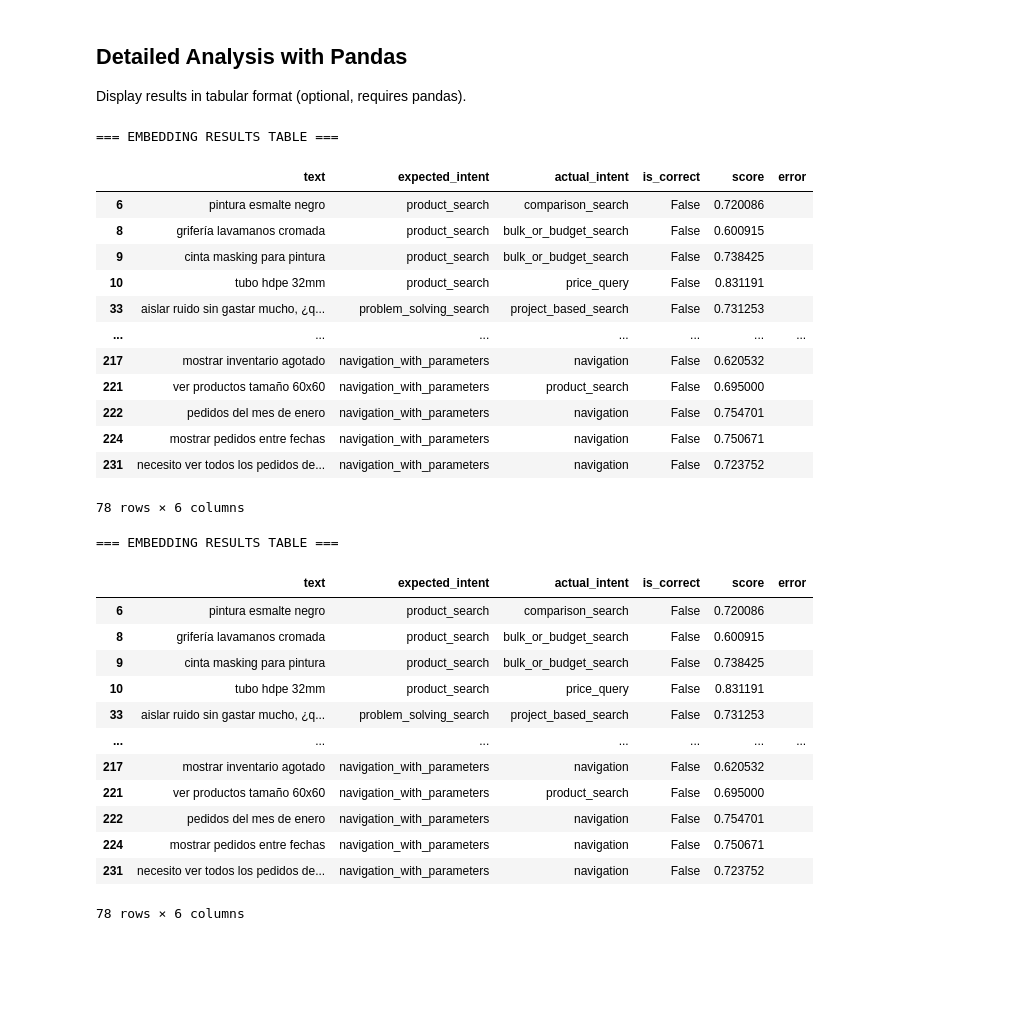
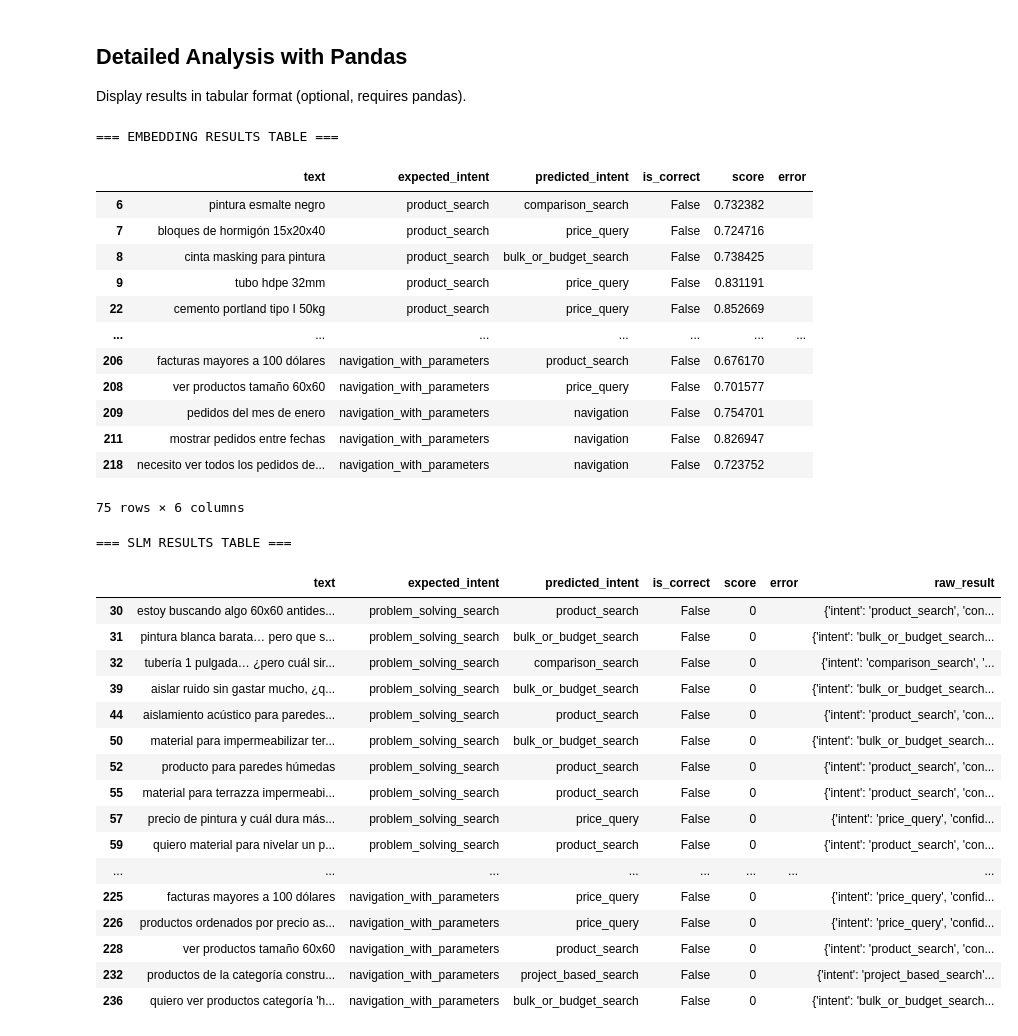
Before and after one commit to AshwinKTyagi/chat-optimizer, a Jupyter notebook: test_results_notebook.ipynb, the cells around one changed output. Cells and saved outputs as stored; diff of their text form; code cells hidden in the pictures; blank space fills up the shorter version.

```diff
--- a/test_results_notebook.ipynb
+++ b/test_results_notebook.ipynb
@@ -175,6 +175,7 @@ def test_slm_api(prompts: List[Dict[str, Any]], api_url: str = 'http://localhost
             classification = data.get('classification', {})
             actual_intent = classification.get('intent', 'N/A')
             duration_ms = classification.get('durationMs')
+            params = classification.get('params', None)
             if isinstance(duration_ms, (int, float)):
                 api_durations.append(duration_ms)
             is_correct = None
@@ -185,9 +186,10 @@ def test_slm_api(prompts: List[Dict[str, Any]], api_url: str = 'http://localhost
             results.append({
                 'text': text,
                 'expectedIntent': expected_intent or 'N/A',
-                'actualIntent': actual_intent,
+                'predictedIntent': actual_intent,
                 'isCorrect': is_correct,
                 'classification': classification,
+                'params': params,
                 'durationMs': duration_ms,
                 'route': 'slm'
             })
@@ -596,7 +617,7 @@ df_embedding = pd.DataFrame([
     {
         'text': r.get('text', 'N/A'),
         'expected_intent': r.get('expectedIntent', 'N/A'),
-        'actual_intent': r.get('actualIntent', 'N/A'),
+        'predicted_intent': r.get('predictedIntent', 'N/A'),
         'is_correct': r.get('isCorrect'),
         'score': r.get('score', 0),
         'error': r.get('error', '')
@@ -608,51 +629,56 @@ print("\n=== EMBEDDING RESULTS TABLE ===")
 display(df_embedding[df_embedding["is_correct"] == False])
 # %% [output]
 === EMBEDDING RESULTS TABLE ===
-|  | text | expected_intent | actual_intent | is_correct | score | error |
-| 6 | pintura esmalte negro | product_search | comparison_search | False | 0.720086 |  |
-| 8 | grifería lavamanos cromada | product_search | bulk_or_budget_search | False | 0.600915 |  |
-| 9 | cinta masking para pintura | product_search | bulk_or_budget_search | False | 0.738425 |  |
-| 10 | tubo hdpe 32mm | product_search | price_query | False | 0.831191 |  |
-| 33 | aislar ruido sin gastar mucho, ¿q... | problem_solving_search | project_based_search | False | 0.731253 |  |
+|  | text | expected_intent | predicted_intent | is_correct | score | error |
+| 6 | pintura esmalte negro | product_search | comparison_search | False | 0.732382 |  |
+| 7 | bloques de hormigón 15x20x40 | product_search | price_query | False | 0.724716 |  |
+| 8 | cinta masking para pintura | product_search | bulk_or_budget_search | False | 0.738425 |  |
+| 9 | tubo hdpe 32mm | product_search | price_query | False | 0.831191 |  |
+| 22 | cemento portland tipo I 50kg | product_search | price_query | False | 0.852669 |  |
 | ... | ... | ... | ... | ... | ... | ... |
-| 217 | mostrar inventario agotado | navigation_with_parameters | navigation | False | 0.620532 |  |
-| 221 | ver productos tamaño 60x60 | navigation_with_parameters | product_search | False | 0.695000 |  |
-| 222 | pedidos del mes de enero | navigation_with_parameters | navigation | False | 0.754701 |  |
-| 224 | mostrar pedidos entre fechas | navigation_with_parameters | navigation | False | 0.750671 |  |
-| 231 | necesito ver todos los pedidos de... | navigation_with_parameters | navigation | False | 0.723752 |  |
+| 206 | facturas mayores a 100 dólares | navigation_with_parameters | product_search | False | 0.676170 |  |
+| 208 | ver productos tamaño 60x60 | navigation_with_parameters | price_query | False | 0.701577 |  |
+| 209 | pedidos del mes de enero | navigation_with_parameters | navigation | False | 0.754701 |  |
+| 211 | mostrar pedidos entre fechas | navigation_with_parameters | navigation | False | 0.826947 |  |
+| 218 | necesito ver todos los pedidos de... | navigation_with_parameters | navigation | False | 0.723752 |  |
-78 rows × 6 columns
+75 rows × 6 columns
 # %%
 
 # Create DataFrame for SLM results
 df_slm = pd.DataFrame([
     {
         'text': r.get('text', 'N/A'),
         'expected_intent': r.get('expectedIntent', 'N/A'),
-        'actual_intent': r.get('actualIntent', 'N/A'),
+        'predicted_intent': r.get('predictedIntent', 'N/A'),
         'is_correct': r.get('isCorrect'),
         'score': r.get('score', 0),
-        'error': r.get('error', '')
+        'error': r.get('error', ''),
+        'raw_result': r.get('classification', '')
     }
     for r in slm_results
 ])
 
-print("\n=== EMBEDDING RESULTS TABLE ===")
-display(df_embedding[df_embedding["is_correct"] == False])
+print("\n=== SLM RESULTS TABLE ===")
+display(df_slm[df_slm["is_correct"] == False])
 # %% [output]
-=== EMBEDDING RESULTS TABLE ===
+=== SLM RESULTS TABLE ===
-|  | text | expected_intent | actual_intent | is_correct | score | error |
-| 6 | pintura esmalte negro | product_search | comparison_search | False | 0.720086 |  |
-| 8 | grifería lavamanos cromada | product_search | bulk_or_budget_search | False | 0.600915 |  |
-| 9 | cinta masking para pintura | product_search | bulk_or_budget_search | False | 0.738425 |  |
-| 10 | tubo hdpe 32mm | product_search | price_query | False | 0.831191 |  |
-| 33 | aislar ruido sin gastar mucho, ¿q... | problem_solving_search | project_based_search | False | 0.731253 |  |
-| ... | ... | ... | ... | ... | ... | ... |
-| 217 | mostrar inventario agotado | navigation_with_parameters | navigation | False | 0.620532 |  |
-| 221 | ver productos tamaño 60x60 | navigation_with_parameters | product_search | False | 0.695000 |  |
-| 222 | pedidos del mes de enero | navigation_with_parameters | navigation | False | 0.754701 |  |
-| 224 | mostrar pedidos entre fechas | navigation_with_parameters | navigation | False | 0.750671 |  |
-| 231 | necesito ver todos los pedidos de... | navigation_with_parameters | navigation | False | 0.723752 |  |
+|  | text | expected_intent | predicted_intent | is_correct | score | error | raw_result |
+| 30 | estoy buscando algo 60x60 antides... | problem_solving_search | product_search | False | 0 |  | {'intent': 'product_search', 'con... |
+| 31 | pintura blanca barata… pero que s... | problem_solving_search | bulk_or_budget_search | False | 0 |  | {'intent': 'bulk_or_budget_search... |
+| 32 | tubería 1 pulgada… ¿pero cuál sir... | problem_solving_search | comparison_search | False | 0 |  | {'intent': 'comparison_search', '... |
+| 39 | aislar ruido sin gastar mucho, ¿q... | problem_solving_search | bulk_or_budget_search | False | 0 |  | {'intent': 'bulk_or_budget_search... |
+| 44 | aislamiento acústico para paredes... | problem_solving_search | product_search | False | 0 |  | {'intent': 'product_search', 'con... |
+| 50 | material para impermeabilizar ter... | problem_solving_search | bulk_or_budget_search | False | 0 |  | {'intent': 'bulk_or_budget_search... |
+| 52 | producto para paredes húmedas | problem_solving_search | product_search | False | 0 |  | {'intent': 'product_search', 'con... |
+| 55 | material para terrazza impermeabi... | problem_solving_search | product_search | False | 0 |  | {'intent': 'product_search', 'con... |
+| 57 | precio de pintura y cuál dura más... | problem_solving_search | price_query | False | 0 |  | {'intent': 'price_query', 'confid... |
+| 59 | quiero material para nivelar un p... | problem_solving_search | product_search | False | 0 |  | {'intent': 'product_search', 'con... |
+| ... | ... | ... | ... | ... | ... | ... | ... |
+| 225 | facturas mayores a 100 dólares | navigation_with_parameters | price_query | False | 0 |  | {'intent': 'price_query', 'confid... |
+| 226 | productos ordenados por precio as... | navigation_with_parameters | price_query | False | 0 |  | {'intent': 'price_query', 'confid... |
+| 228 | ver productos tamaño 60x60 | navigation_with_parameters | product_search | False | 0 |  | {'intent': 'product_search', 'con... |
+| 232 | productos de la categoría constru... | navigation_with_parameters | project_based_search | False | 0 |  | {'intent': 'project_based_search'... |
+| 236 | quiero ver productos categoría 'h... | navigation_with_parameters | bulk_or_budget_search | False | 0 |  | {'intent': 'bulk_or_budget_search... |
-78 rows × 6 columns
 # %%
 # Set a nice style
 try:
```
Also changed, not shown: parts of 20 cells of this notebook, 6 other files.
